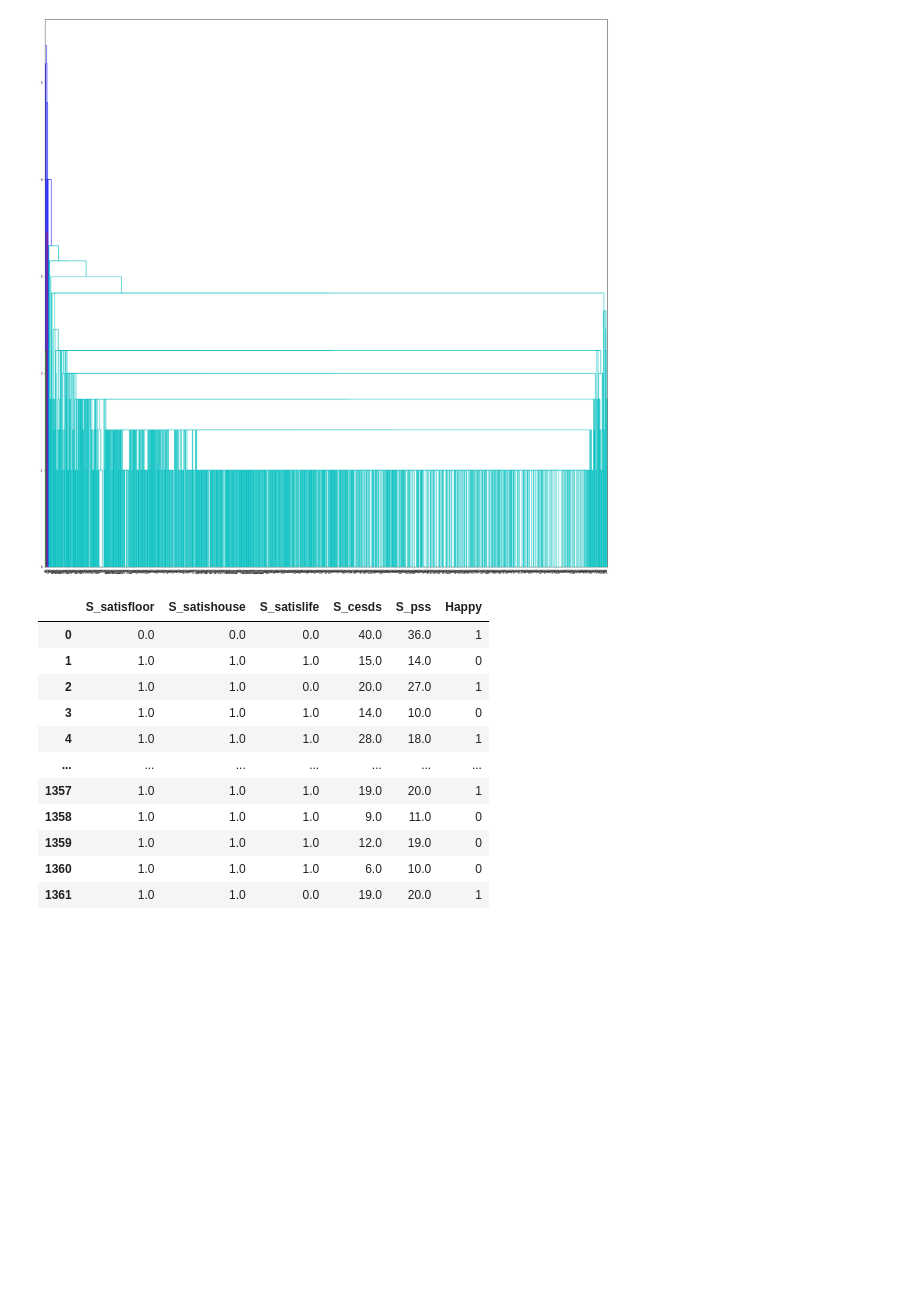
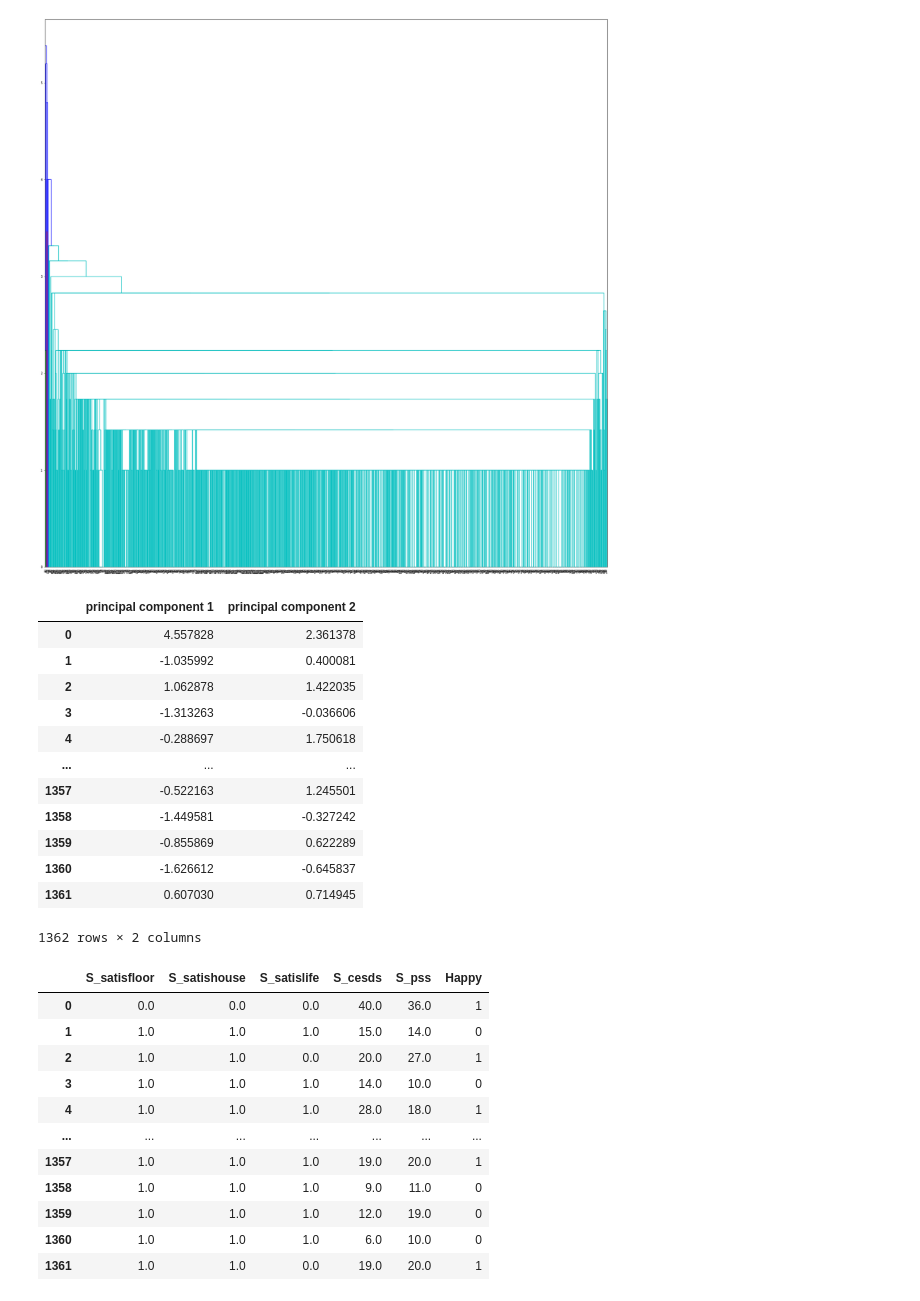
Before and after one commit to epfl-ada/ada-2020-project-milestone-p3-p3_mojo_team, a Jupyter notebook: clustering_happy.ipynb, the cells around one changed output. Saved outputs shown, nothing was run; the diff lists cells and outputs as text; code cells hidden in the pictures; blank space fills up the shorter version.

```diff
--- a/clustering_happy.ipynb
+++ b/clustering_happy.ipynb
@@ -195,6 +195,32 @@ dendrogram(linked,
 plt.show()
 # %% [output]
 [figure]
+# %%
+from sklearn.decomposition import PCA
+from sklearn.preprocessing import StandardScaler
+
+happy_dataset_std = StandardScaler().fit_transform(happy_dataset.loc[:,:])
+happy_dataset_std = pd.DataFrame(data = happy_dataset_std, columns = happy_dataset.columns)
+
+pca = PCA(n_components=2)
+principalComponents = pca.fit_transform(happy_dataset_std)
+principalDf = pd.DataFrame(data = principalComponents
+             , columns = ['principal component 1', 'principal component 2'])
+principalDf
+# %% [output]
+|  | principal component 1 | principal component 2 |
+| 0 | 4.557828 | 2.361378 |
+| 1 | -1.035992 | 0.400081 |
+| 2 | 1.062878 | 1.422035 |
+| 3 | -1.313263 | -0.036606 |
+| 4 | -0.288697 | 1.750618 |
+| ... | ... | ... |
+| 1357 | -0.522163 | 1.245501 |
+| 1358 | -1.449581 | -0.327242 |
+| 1359 | -0.855869 | 0.622289 |
+| 1360 | -1.626612 | -0.645837 |
+| 1361 | 0.607030 | 0.714945 |
+1362 rows × 2 columns
 # %%
 happy_dataset['Happy'] = clabels_ac
 happy_dataset
```
Also changed, not shown: parts of 2 cells of this notebook.
